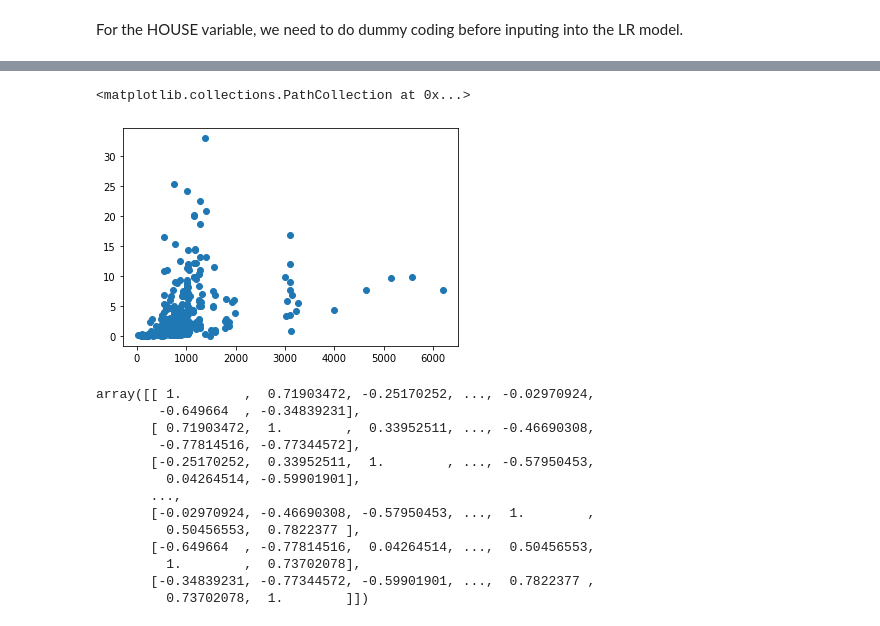
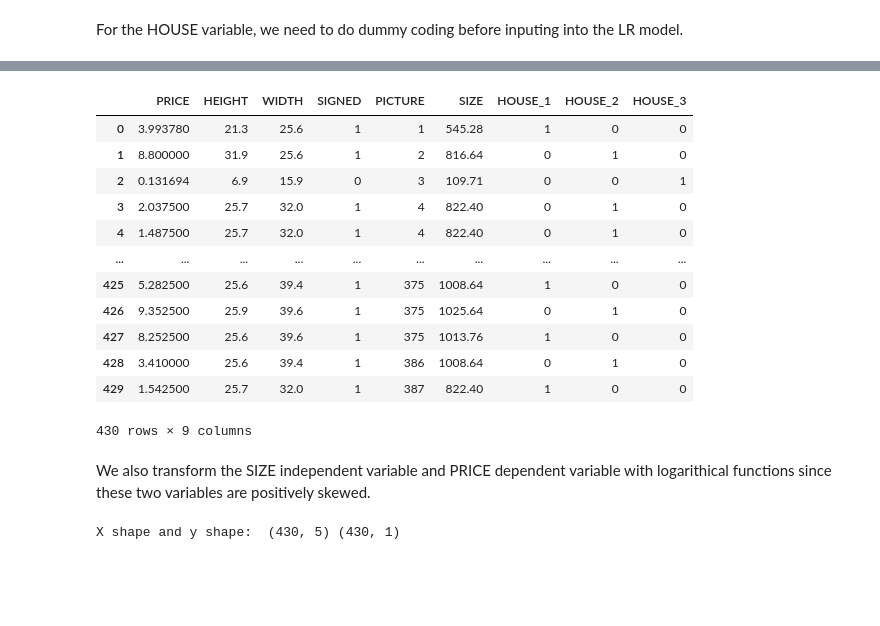
Before and after one commit to HuyenNguyenHelen/INFO-5505---Machine-learning, a Jupyter notebook: HuyenNguyen_Assignment_1.ipynb, the cells around one changed output, grey strips where cells are left out. Cells and saved outputs as stored; diff of their text form; code cells hidden in the pictures; blank space fills up the shorter version.

```diff
--- a/HuyenNguyen_Assignment_1.ipynb
+++ b/HuyenNguyen_Assignment_1.ipynb
@@ -378,43 +356,34 @@ data
-# %%
-plt.scatter(x = data['SIZE'], y = data['PRICE'] , cmap= data['SIGNED'])
-#plt.scatter (x= data['SIZE'], y = y_trans, s=20)
-
-# Generate Data
-
-labels = d
-df = pd.DataFrame(dict(x=x, y=y, label=labels))
-
-groups = df.groupby('label')
-
-# Plot
-fig, ax = plt.subplots()
-ax.margins(0.05) # Optional, just adds 5% padding to the autoscaling
-for name, group in groups:
-    ax.plot(group.x, group.y, marker='o', linestyle='', ms=12, label=name)
-ax.legend()
-
-plt.show()
-# %% [output]
-<matplotlib.collections.PathCollection at 0x...>
-[figure, removed]
-# %%
-# Normalization
-from sklearn.preprocessing import StandardScaler
-scaler = StandardScaler()
-data_scaled = scaler.fit_transform(data)
-data_scaled.shape
-np.corrcoef(data_scaled)
-# %% [output]
-array([[ 1.        ,  0.71903472, -0.25170252, ..., -0.02970924,
-        -0.649664  , -0.34839231],
-       [ 0.71903472,  1.        ,  0.33952511, ..., -0.46690308,
-        -0.77814516, -0.77344572],
-       [-0.25170252,  0.33952511,  1.        , ..., -0.57950453,
-         0.04264514, -0.59901901],
-       ...,
-       [-0.02970924, -0.46690308, -0.57950453, ...,  1.        ,
-         0.50456553,  0.7822377 ],
-       [-0.649664  , -0.77814516,  0.04264514, ...,  0.50456553,
-         1.        ,  0.73702078],
-       [-0.34839231, -0.77344572, -0.59901901, ...,  0.7822377 ,
-         0.73702078,  1.        ]])
+# %%
+# Create dummy columns of the HOUSE variable
+dummies = pd.get_dummies(data['HOUSE '], prefix='HOUSE')
+
+# Drop the original HOUSE variable
+data=data.drop(columns = ['HOUSE '])
+
+# Join the dummy columns with the dataset
+data=data.join(dummies)
+display(data)
+# %% [output]
+|  | PRICE | HEIGHT | WIDTH | SIGNED | PICTURE | SIZE | HOUSE_1 | HOUSE_2 | HOUSE_3 |
+| 0 | 3.993780 | 21.3 | 25.6 | 1 | 1 | 545.28 | 1 | 0 | 0 |
+| 1 | 8.800000 | 31.9 | 25.6 | 1 | 2 | 816.64 | 0 | 1 | 0 |
+| 2 | 0.131694 | 6.9 | 15.9 | 0 | 3 | 109.71 | 0 | 0 | 1 |
+| 3 | 2.037500 | 25.7 | 32.0 | 1 | 4 | 822.40 | 0 | 1 | 0 |
+| 4 | 1.487500 | 25.7 | 32.0 | 1 | 4 | 822.40 | 0 | 1 | 0 |
+| ... | ... | ... | ... | ... | ... | ... | ... | ... | ... |
+| 425 | 5.282500 | 25.6 | 39.4 | 1 | 375 | 1008.64 | 1 | 0 | 0 |
+| 426 | 9.352500 | 25.9 | 39.6 | 1 | 375 | 1025.64 | 0 | 1 | 0 |
+| 427 | 8.252500 | 25.6 | 39.6 | 1 | 375 | 1013.76 | 1 | 0 | 0 |
+| 428 | 3.410000 | 25.6 | 39.4 | 1 | 386 | 1008.64 | 0 | 1 | 0 |
+| 429 | 1.542500 | 25.7 | 32.0 | 1 | 387 | 822.40 | 1 | 0 | 0 |
+430 rows × 9 columns
+# %% [markdown]
+We also transform the SIZE independent variable and PRICE dependent variable with logarithical functions since these two variables are positively skewed.
+# %%
+# Build the multicovariate LR model
+data['SIZE_log']=x_trans
+X = data[['SIZE_log', 'SIGNED', 'HOUSE_1', 'HOUSE_2', 'HOUSE_3']]
+y = y_trans
+print('X shape and y shape: ', X.shape, y.shape)
+# %% [output]
+X shape and y shape:  (430, 5) (430, 1)
```
Also changed, not shown: parts of 11 cells of this notebook.
